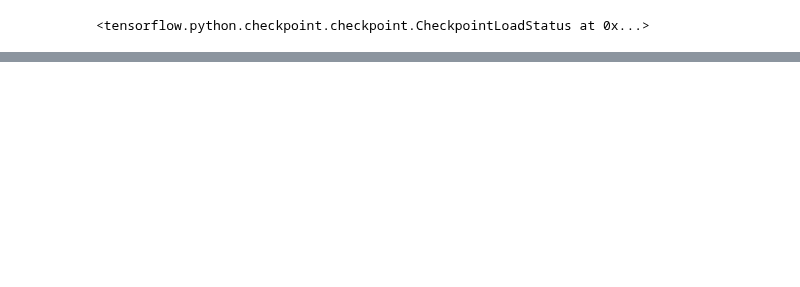
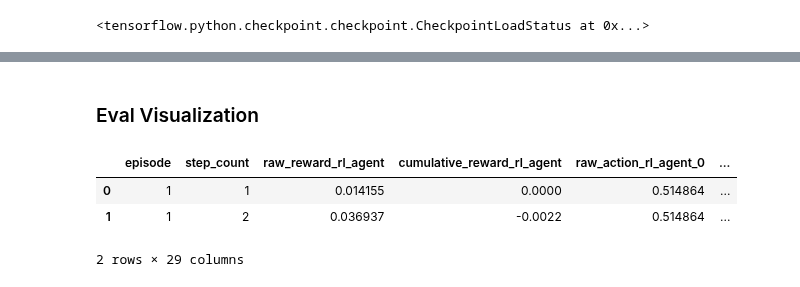
Before and after one commit to idrees535/ILP-V3, a Jupyter notebook: model_ notebooks/rl_lp_agent.ipynb, the cells around one changed output, grey strips where cells are left out. Cells and saved outputs as stored; diff of their text form; code cells hidden in the pictures; blank space fills up the shorter version.

Commit message:
Included eval env

```diff
--- a/model_ notebooks/rl_lp_agent.ipynb
+++ b/model_ notebooks/rl_lp_agent.ipynb
@@ -292,7 +292,7 @@ class DiscreteSimpleEnv(gym.Env):
         print(f"sclaed_pool_state: {self.state}")
         print()
 
-        data_log.append((self.episode, self.step_count, action, self.pool.get_global_state(), raw_action, self.state, raw_reward, self.reward, self.cumulative_reward, fee_income, impermanent_loss))
+        train_data_log.append((self.episode, self.step_count, action, self.pool.get_global_state(), raw_action, self.state, raw_reward, self.reward, self.cumulative_reward, fee_income, impermanent_loss))
 
         self.done = self._is_done()
         return self.state, self.reward, self.done, {}
@@ -402,7 +402,6 @@ class DiscreteSimpleEnv(gym.Env):
         # Remove position and collect tokens
         burn_tx_receipt=self.pool.remove_liquidity_with_liquidty(GOD_ACCOUNT, tick_lower, tick_upper, liquidity)
         collect_tx_receipt,_ = self.pool.collect_fee(GOD_ACCOUNT, tick_lower, tick_upper,poke=False)
-        print()
 
         # Calculate IL
         amount0_initial = mint_tx_receipt.events['Mint']['amount0']
@@ -420,9 +419,8 @@ class DiscreteSimpleEnv(gym.Env):
 
         #capital_efficiency = self.pool.calculate_capital_efficiency(tick_lower, tick_upper)
         #gas_cost = self.pool.estimate_gas_cost(action)
+        print(f'fee_earned:{fee_income}, impermannet_loss: {impermanent_loss},penalty: {self.penalty}')
         print()
-        print(f'fee_earned:{fee_income}, impermannet_loss: {impermanent_loss},penalty: {self.penalty}')
-
         raw_reward = fee_income - impermanent_loss + self.penalty # + capital_efficiency - gas_cost
 
         self.reward_count += 1
@@ -657,7 +655,7 @@ class DDPG:
 # %% [markdown]
 ## Train
 # %%
-data_log=[]
+train_data_log=[]
 env=DiscreteSimpleEnv(agent_budget_usd=1000)
 
 n_actions = sum(action_space.shape[0] for action_space in env.action_space.values())
@@ -698,7 +696,7 @@ for i in range(n_episodes):
 # %%
 df_data = []
 
-for entry in data_log:
+for entry in train_data_log:
     episode, step_count, scaled_action, raw_state, tensor_data, scaled_state, raw_reward, scaled_reward, cumulative_reward, fee_earned, impermanent_loss = entry
 
     # Extract raw_action values from tensor_data
@@ -726,7 +724,7 @@ for entry in data_log:
     df_data.append(data)
 
 data_df = pd.DataFrame(df_data)
-data_df.to_csv('model_outdir_csv/rl_agent_data_5_20_3_scaled_reward_unbunded_action_space.csv', index=False)
+data_df.to_csv('model_outdir_csv/rl_agent_train_data.csv', index=False)
 data_df
 # %% [output]
 |  | episode | step_count | raw_reward | scaled_reward | fee_earned | impermanent_loss | cumulative_reward | ... |
@@ -1368,0 +1390,61 @@ raw_action: [[0.4961015 0.4744751]], scaled_action: {'price_lower': 1071.3227838
+# %% [markdown]
+### Eval Visualization
+# %%
+df_eval_data = []
+
+for entry in eval_data_log:
+    (episode, step_count, global_state, raw_action_rl_agent, action_rl_agent,
+     raw_action_baseline_agent, action_baseline_agent, state,
+     raw_reward_rl_agent, raw_reward_baseline_agent,scaled_reward_rl_agent,scaled_reward_baseline_agent, cumulative_reward_rl_agent,
+     cumulative_reward_baseline_agent, fee_income_rl_agent, impermanent_loss_rl_agent,
+     fee_income_baseline_agent, impermanent_loss_baseline_agent) = entry
+
+    # Extract raw_action values for RL agent
+    raw_action_rl_agent_0 = float(raw_action_rl_agent[0][0].numpy())
+    raw_action_rl_agent_1 = float(raw_action_rl_agent[0][1].numpy())
+
+    scaled_action_rl_agent_0 = action_rl_agent['price_lower']
+    scaled_action_rl_agent_1 = action_rl_agent['price_upper']
+
+    # Extract raw_action values for baseline agent
+    raw_action_baseline_agent_0 = raw_action_baseline_agent['price_lower']
+    raw_action_baseline_agent_1 = raw_action_baseline_agent['price_upper']
+
+    # Combine all data into a single dictionary
+    data = {
+        'episode': episode,
+        'step_count': step_count,
+        'raw_reward_rl_agent': raw_reward_rl_agent,
+        'scaled_reward_rl_agent':scaled_reward_rl_agent,
+        'cumulative_reward_rl_agent': cumulative_reward_rl_agent,
+        'scaled_action_rl_agent_0':scaled_action_rl_agent_0,
+        'scaled_action_rl_agent_1':scaled_action_rl_agent_1,
+        'fee_income_rl_agent': fee_income_rl_agent,
+        'impermanent_loss_rl_agent': impermanent_loss_rl_agent,
+        'raw_reward_baseline_agent': raw_reward_baseline_agent,
+        'scaled_reward_baseline_agent,':scaled_reward_baseline_agent,
+        'cumulative_reward_baseline_agent': cumulative_reward_baseline_agent,
+        'raw_action_baseline_agent_0': raw_action_baseline_agent_0,
+        'raw_action_baseline_agent_1': raw_action_baseline_agent_1,
+        'fee_income_baseline_agent': fee_income_baseline_agent,
+        'impermanent_loss_baseline_agent': impermanent_loss_baseline_agent,
+        'raw_action_rl_agent_0': raw_action_rl_agent_0,
+        'raw_action_rl_agent_1': raw_action_rl_agent_1,
+
+    }
+
+    # Add action, global_state, and state data
+
+    data.update(global_state)
+    data.update(state)
+
+    df_eval_data.append(data)
+
+eval_data_df = pd.DataFrame(df_eval_data)
+eval_data_df.to_csv('model_outdir_csv/rl_agent_eval_data.csv', index=False)
+eval_data_df
+# %% [output]
+|  | episode | step_count | raw_reward_rl_agent | cumulative_reward_rl_agent | raw_action_rl_agent_0 | ... |
+| 0 | 1 | 1 | 0.014155 | 0.0000 | 0.514864 | ... |
+| 1 | 1 | 2 | 0.036937 | -0.0022 | 0.514864 | ... |
+2 rows × 29 columns
```
Also changed, not shown: parts of 7 cells of this notebook, 11 other files.
